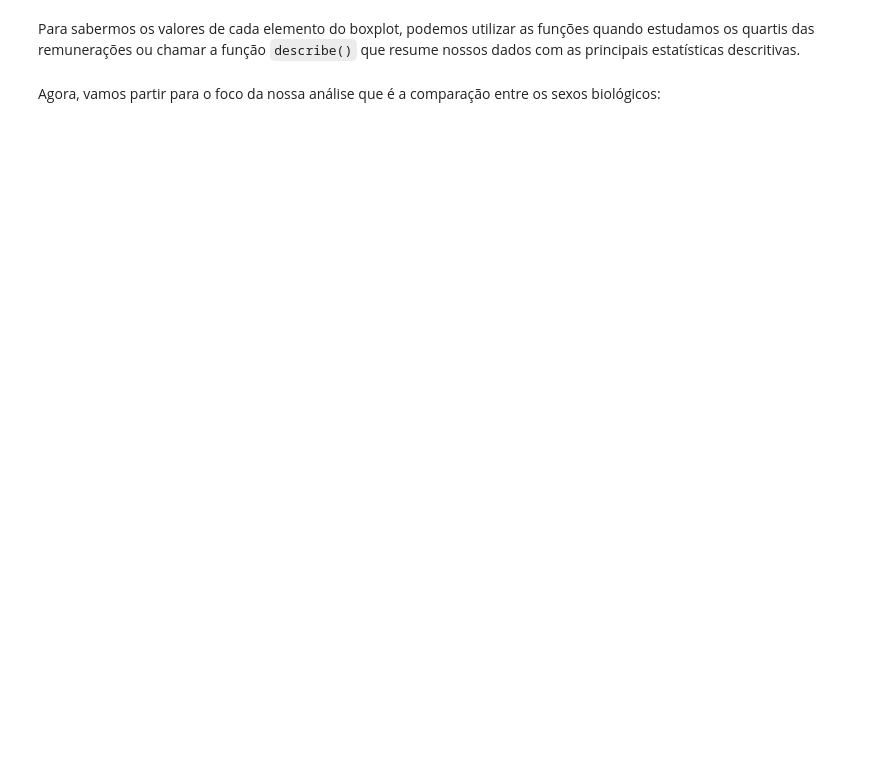
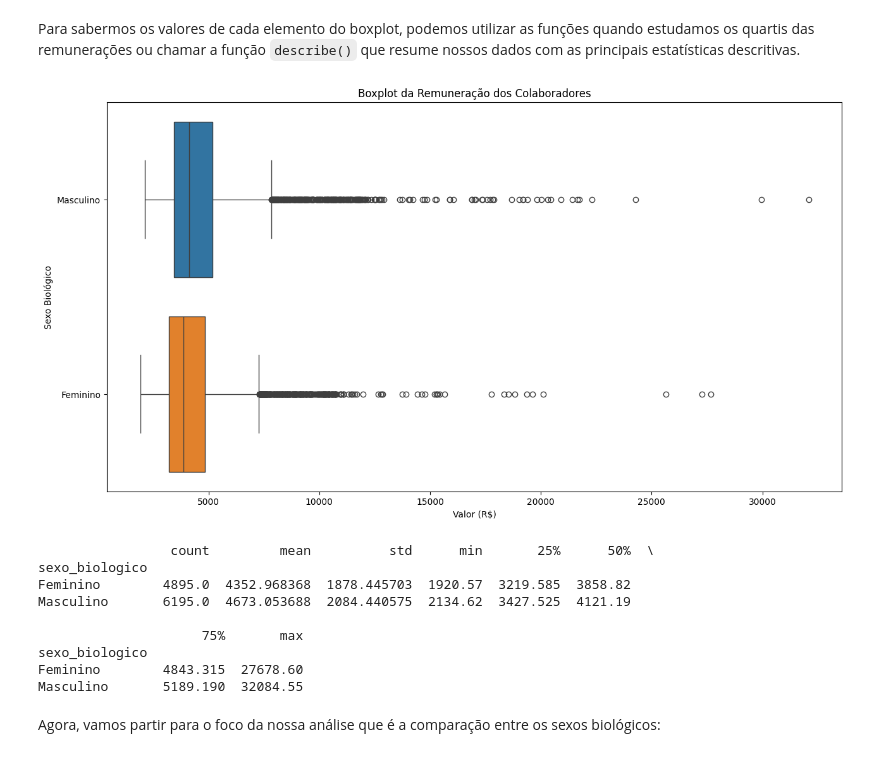
Before and after one commit to junior-vs/studio-ai-python, a Jupyter notebook: course/JupyterProject/estatistica/curso01/estatistica_Python_frequencias_e_medidas.ipynb, the cells around one changed output. Saved outputs shown, nothing was run; the diff lists cells and outputs as text; code cells hidden in the pictures; blank space fills up the shorter version.

```diff
--- a/course/JupyterProject/estatistica/curso01/estatistica_Python_frequencias_e_medidas.ipynb
+++ b/course/JupyterProject/estatistica/curso01/estatistica_Python_frequencias_e_medidas.ipynb
@@ -1334,4 +1407,28 @@ Vamos construir e interpretar boxplots para visualizar a distribuição das vari
 # %% [markdown]
 Para sabermos os valores de cada elemento do boxplot, podemos utilizar as funções quando estudamos os quartis das remunerações ou chamar a função `describe()` que resume nossos dados com as principais estatísticas descritivas.
+# %%
+plt.figure(figsize=(15, 8))
+sns.boxplot(x='remuneracao', y='sexo_biologico' , data=colaboradores, hue='sexo_biologico')
+
+plt.title('Boxplot da Remuneração dos Colaboradores')
+plt.xlabel('Valor (R$)')
+plt.ylabel('Sexo Biológico')
+
+plt.show()
+# Agrupa os dados por 'sexo_biologico' e calcula as estatísticas para a coluna 'remuneracao'
+estatisticas_por_sexo = colaboradores.groupby('sexo_biologico')['remuneracao'].describe()
+
+print(estatisticas_por_sexo)
+# %% [output]
+[figure, added]
+                 count         mean          std      min       25%      50%  \
+sexo_biologico
+Feminino        4895.0  4352.968368  1878.445703  1920.57  3219.585  3858.82
+Masculino       6195.0  4673.053688  2084.440575  2134.62  3427.525  4121.19
+
+                     75%       max
+sexo_biologico
+Feminino        4843.315  27678.60
+Masculino       5189.190  32084.55
 # %% [markdown]
 Agora, vamos partir para o foco da nossa análise que é a comparação entre os sexos biológicos:
```
Also changed, not shown: parts of 6 cells of this notebook.
